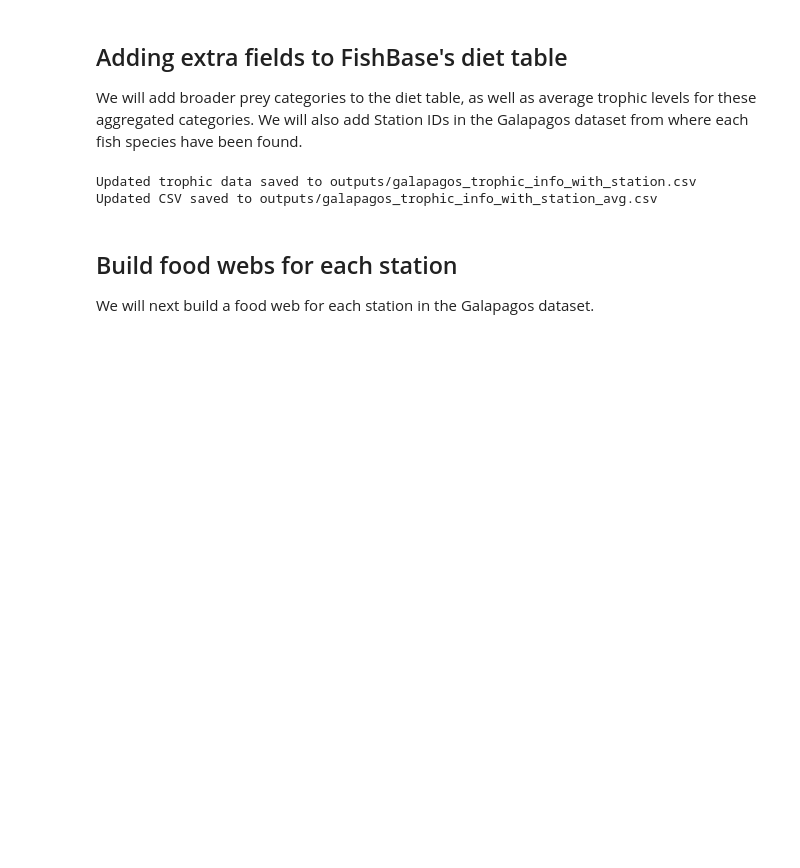
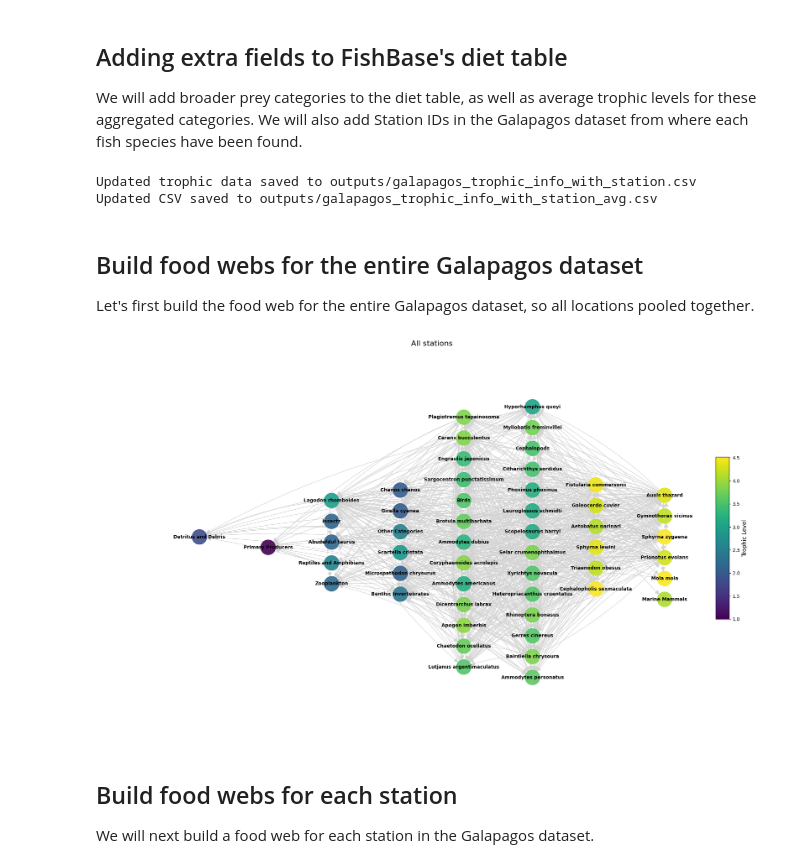
Before and after one commit to Robaina/fishbase, a Jupyter notebook: trophicwebs.ipynb, the cells around one changed output. Drawn from its saved outputs; the diff is of its cells as text; code cells hidden in the pictures; blank space fills up the shorter version.

```diff
--- a/trophicwebs.ipynb
+++ b/trophicwebs.ipynb
@@ -86,3 +86,7 @@ add_prey_categories_to_trophic_info(output_file, food_categories, output_file_av
 # %% [output]
 Updated trophic data saved to outputs/galapagos_trophic_info_with_station.csv
 Updated CSV saved to outputs/galapagos_trophic_info_with_station_avg.csv
+# %% [markdown]
+## Build food webs for the entire Galapagos dataset
+
+Let's first build the food web for the entire Galapagos dataset, so all locations pooled together.
@@ -89,3 +108,23 @@ Updated CSV saved to outputs/galapagos_trophic_info_with_station_avg.csv
+# %%
+from src.helpers import visualize_trophic_web_horizontal, build_trophic_web
+
+station_id = "ALL"
+G = build_trophic_web(
+    'outputs/galapagos_trophic_info_with_station_avg.csv',
+    station_id=None,
+    )
+visualize_trophic_web_horizontal(
+    G,
+    title=f"All stations",
+    figsize=(20, 12),
+    node_size=1000,
+    node_margin=15,
+    colorbar=True,
+    figure_file=f'outputs/trophic_webs/galapagos_trophic_web_{station_id}.png',
+    no_figure=False,
+    )
+# %% [output]
+[figure, added]
 # %% [markdown]
 ## Build food webs for each station
 
```
Also changed, not shown: parts of 4 cells of this notebook, 50 other files.
